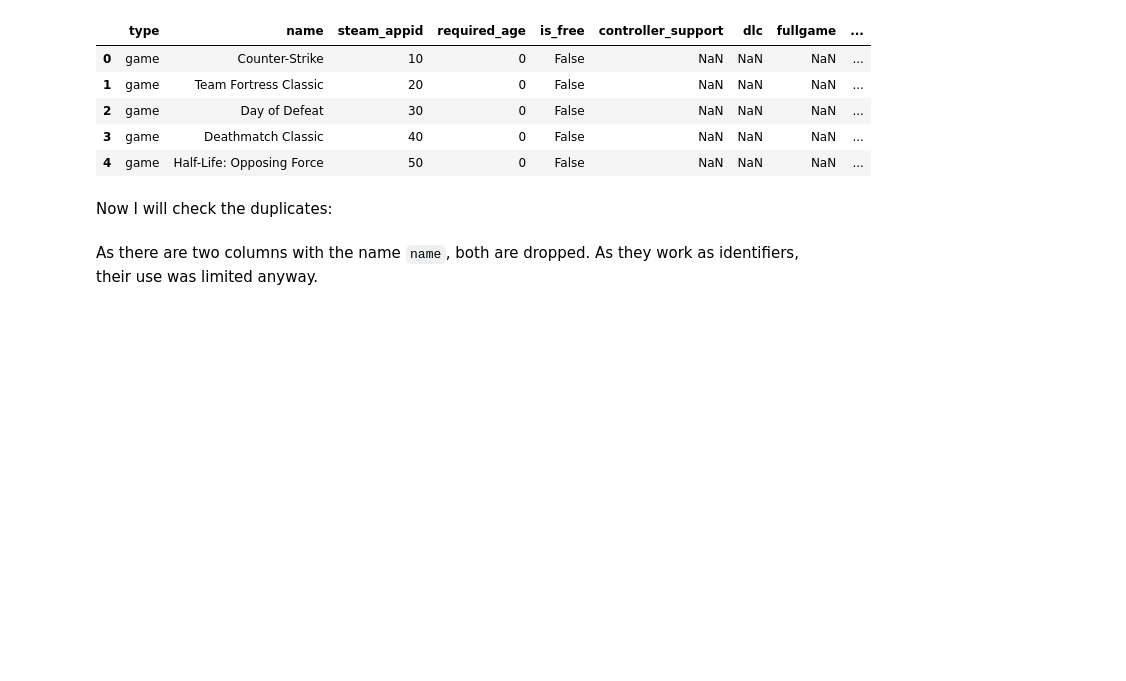
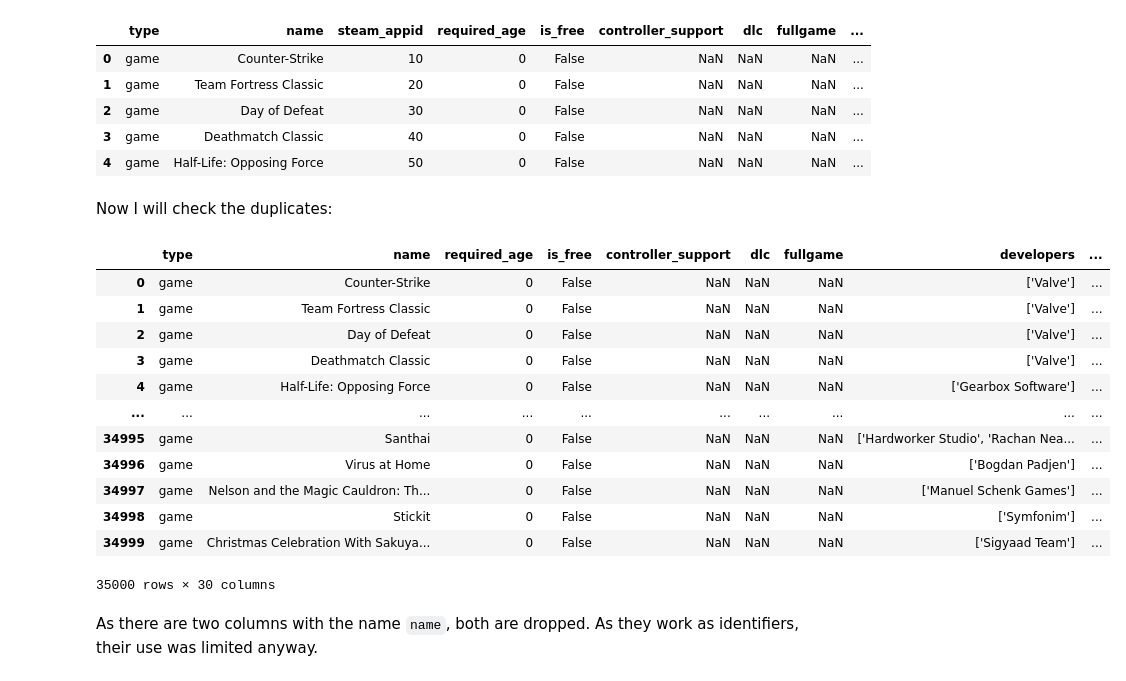
Before and after one commit to cargide/steam-store-analysis, a Jupyter notebook: 2-cleanup.ipynb, the cells around one changed output. Saved outputs shown, nothing was run; the diff lists cells and outputs as text; code cells hidden in the pictures; blank space fills up the shorter version.

```diff
--- a/2-cleanup.ipynb
+++ b/2-cleanup.ipynb
@@ -98,3 +100,19 @@ data = data.drop(dupes_to_drop, 1)
+# %%
+data
+# %% [output]
+|  | type | name | required_age | is_free | controller_support | dlc | fullgame | developers | ... |
+| 0 | game | Counter-Strike | 0 | False | NaN | NaN | NaN | ['Valve'] | ... |
+| 1 | game | Team Fortress Classic | 0 | False | NaN | NaN | NaN | ['Valve'] | ... |
+| 2 | game | Day of Defeat | 0 | False | NaN | NaN | NaN | ['Valve'] | ... |
+| 3 | game | Deathmatch Classic | 0 | False | NaN | NaN | NaN | ['Valve'] | ... |
+| 4 | game | Half-Life: Opposing Force | 0 | False | NaN | NaN | NaN | ['Gearbox Software'] | ... |
+| ... | ... | ... | ... | ... | ... | ... | ... | ... | ... |
+| 34995 | game | Santhai | 0 | False | NaN | NaN | NaN | ['Hardworker Studio', 'Rachan Nea... | ... |
+| 34996 | game | Virus at Home | 0 | False | NaN | NaN | NaN | ['Bogdan Padjen'] | ... |
+| 34997 | game | Nelson and the Magic Cauldron: Th... | 0 | False | NaN | NaN | NaN | ['Manuel Schenk Games'] | ... |
+| 34998 | game | Stickit | 0 | False | NaN | NaN | NaN | ['Symfonim'] | ... |
+| 34999 | game | Christmas Celebration With Sakuya... | 0 | False | NaN | NaN | NaN | ['Sigyaad Team'] | ... |
+35000 rows × 30 columns
 # %% [markdown]
 As there are two columns with the name `name`, both are dropped. As they work as identifiers, their use was limited anyway.
 # %%
```
Also changed, not shown: parts of 15 cells of this notebook, 3 other files.
